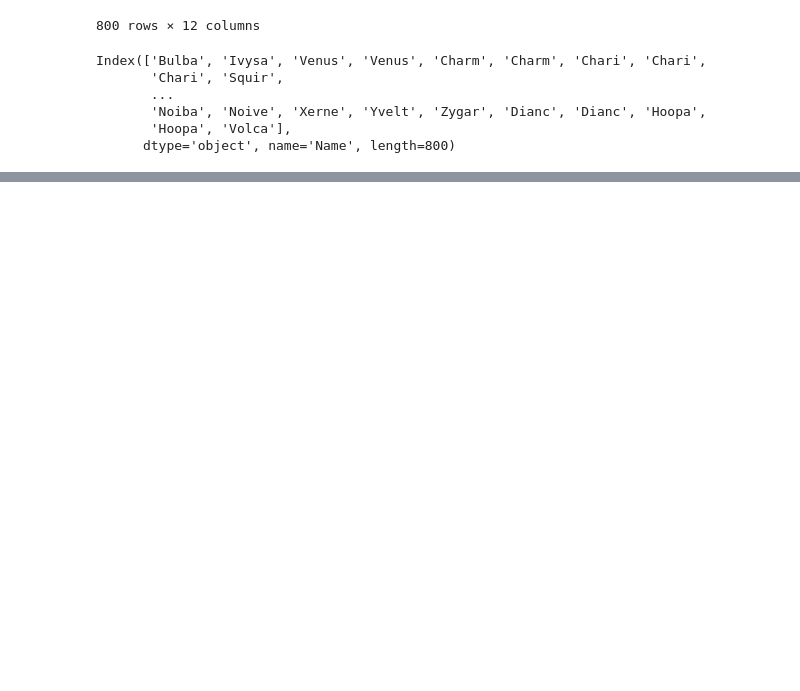
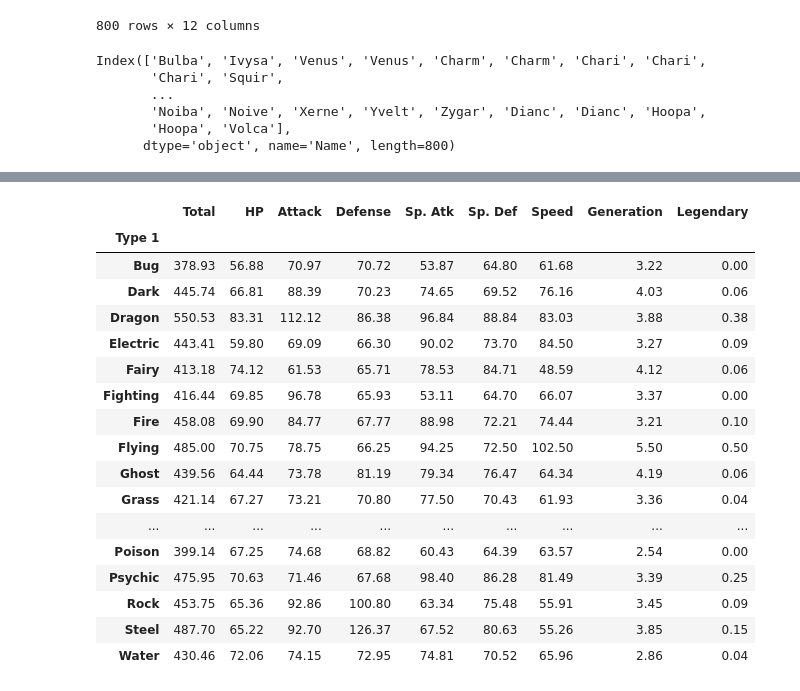
Before and after one commit to ayaboulabiar19/data_pipelines, a Jupyter notebook: learning_path/data_manipulation_with_pandas/data_manipulation.ipynb, the cells around one changed output, grey strips where cells are left out. Saved outputs shown, nothing was run; the diff lists cells and outputs as text; code cells hidden in the pictures; blank space fills up the shorter version.

```diff
--- a/learning_path/data_manipulation_with_pandas/data_manipulation.ipynb
+++ b/learning_path/data_manipulation_with_pandas/data_manipulation.ipynb
@@ -3622,0 +4073,3 @@ Index(['Bulba', 'Ivysa', 'Venus', 'Venus', 'Charm', 'Charm', 'Chari', 'Chari',
+# %%
+pokemons=pd.read_csv(r'C:\Users\IDEAL INFO\Documents\data_pipelines\Pokemon.csv', index_col='#')
+pokemons
@@ -3622,0 +4116,5 @@ Index(['Bulba', 'Ivysa', 'Venus', 'Venus', 'Charm', 'Charm', 'Chari', 'Chari',
+# %%
+#let's group these values using .groupby()
+#here we group those values according to the column
+poke_groups=pokemons.groupby(by='Type 1')
+poke_groups
@@ -3622,0 +4161,21 @@ Index(['Bulba', 'Ivysa', 'Venus', 'Venus', 'Charm', 'Charm', 'Chari', 'Chari',
+# %%
+poke_groups.mean(numeric_only=True).round(2)
+# %% [output]
+|  | Total | HP | Attack | Defense | Sp. Atk | Sp. Def | Speed | Generation | Legendary |
+| Type 1 |  |  |  |  |  |  |  |  |  |
+| Bug | 378.93 | 56.88 | 70.97 | 70.72 | 53.87 | 64.80 | 61.68 | 3.22 | 0.00 |
+| Dark | 445.74 | 66.81 | 88.39 | 70.23 | 74.65 | 69.52 | 76.16 | 4.03 | 0.06 |
+| Dragon | 550.53 | 83.31 | 112.12 | 86.38 | 96.84 | 88.84 | 83.03 | 3.88 | 0.38 |
+| Electric | 443.41 | 59.80 | 69.09 | 66.30 | 90.02 | 73.70 | 84.50 | 3.27 | 0.09 |
+| Fairy | 413.18 | 74.12 | 61.53 | 65.71 | 78.53 | 84.71 | 48.59 | 4.12 | 0.06 |
+| Fighting | 416.44 | 69.85 | 96.78 | 65.93 | 53.11 | 64.70 | 66.07 | 3.37 | 0.00 |
+| Fire | 458.08 | 69.90 | 84.77 | 67.77 | 88.98 | 72.21 | 74.44 | 3.21 | 0.10 |
+| Flying | 485.00 | 70.75 | 78.75 | 66.25 | 94.25 | 72.50 | 102.50 | 5.50 | 0.50 |
+| Ghost | 439.56 | 64.44 | 73.78 | 81.19 | 79.34 | 76.47 | 64.34 | 4.19 | 0.06 |
+| Grass | 421.14 | 67.27 | 73.21 | 70.80 | 77.50 | 70.43 | 61.93 | 3.36 | 0.04 |
+| ... | ... | ... | ... | ... | ... | ... | ... | ... | ... |
+| Poison | 399.14 | 67.25 | 74.68 | 68.82 | 60.43 | 64.39 | 63.57 | 2.54 | 0.00 |
+| Psychic | 475.95 | 70.63 | 71.46 | 67.68 | 98.40 | 86.28 | 81.49 | 3.39 | 0.25 |
+| Rock | 453.75 | 65.36 | 92.86 | 100.80 | 63.34 | 75.48 | 55.91 | 3.45 | 0.09 |
+| Steel | 487.70 | 65.22 | 92.70 | 126.37 | 67.52 | 80.63 | 55.26 | 3.85 | 0.15 |
+| Water | 430.46 | 72.06 | 74.15 | 72.95 | 74.81 | 70.52 | 65.96 | 2.86 | 0.04 |
```
Also changed, not shown: parts of 70 cells of this notebook, 6 other files.
